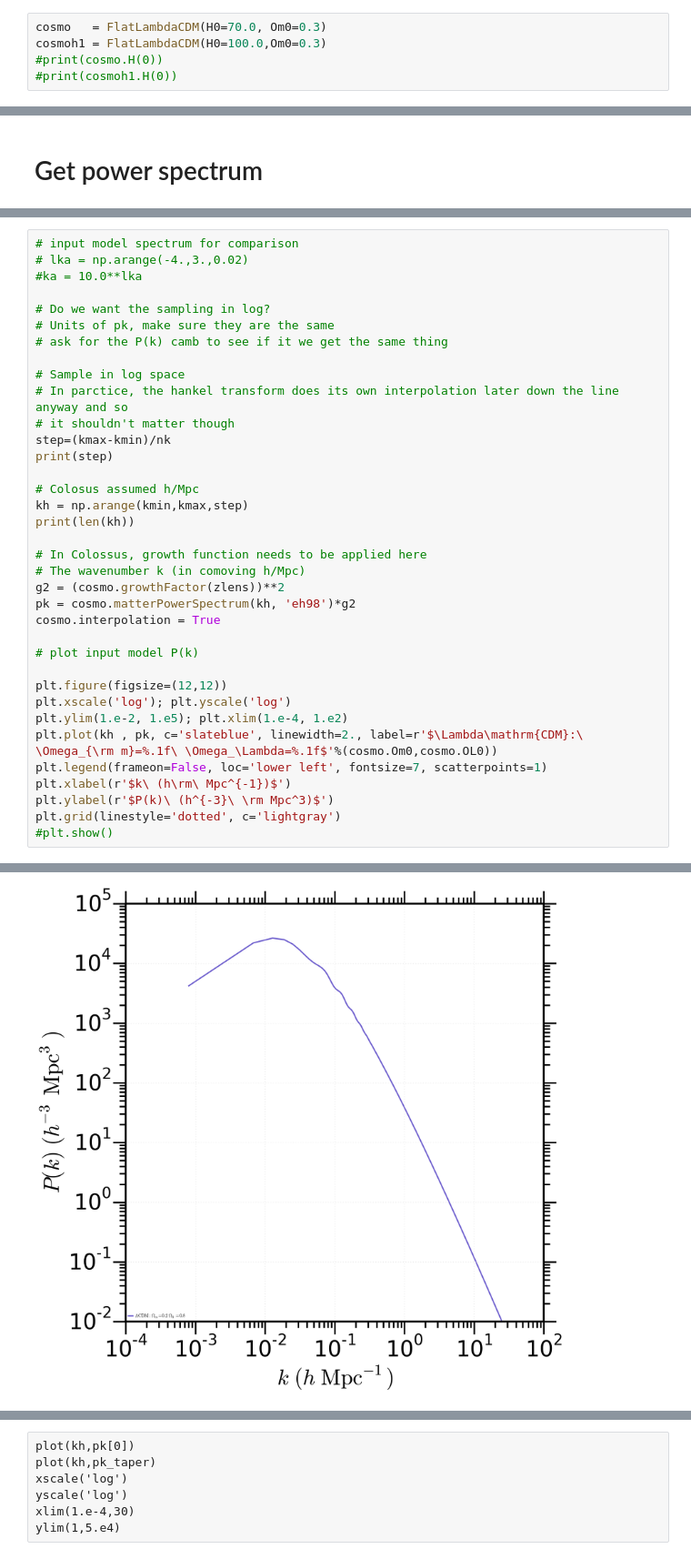
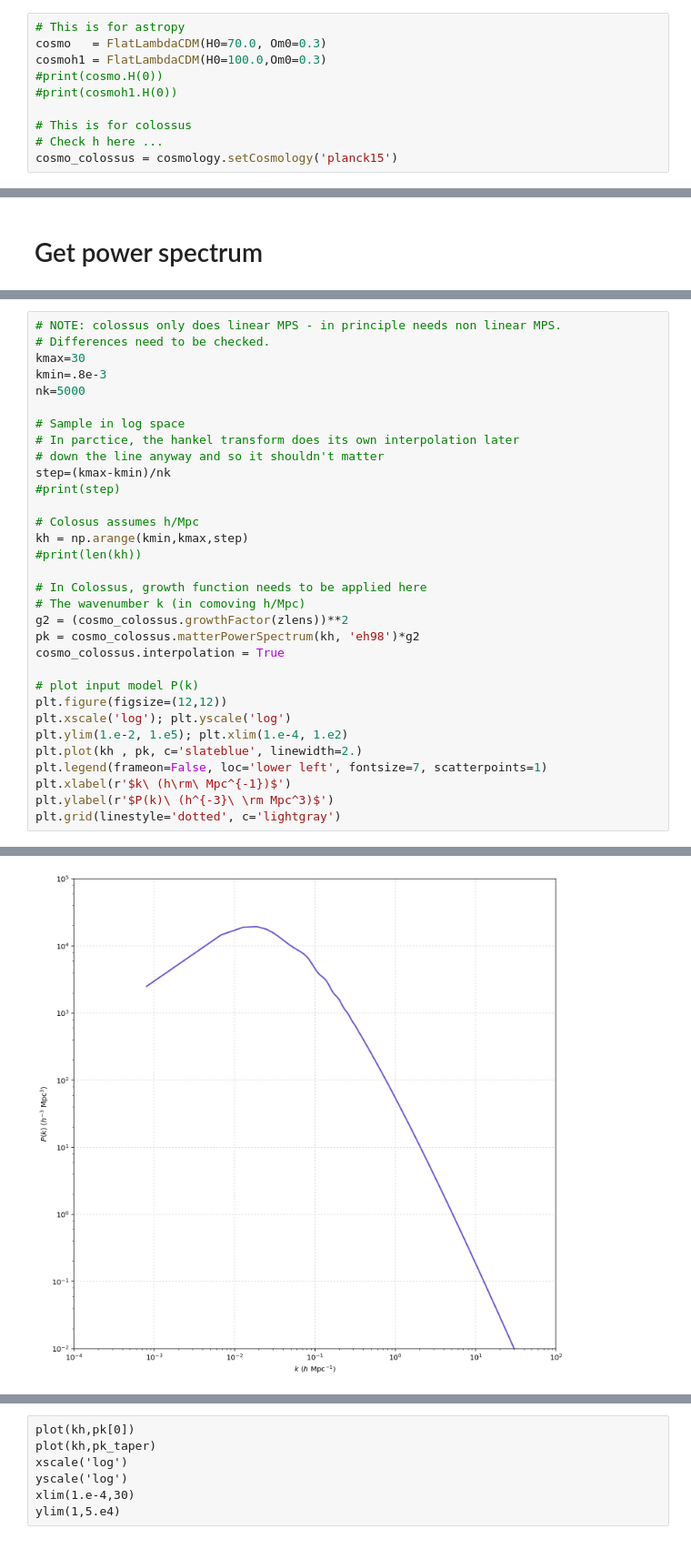
Before and after one commit to cosmodesi/c3dev, a Jupyter notebook: LensingErrors/get_lensing_errors.ipynb, the cells around one changed output, grey strips where cells are left out. Shown at 91% size. Cells and saved outputs as stored; diff of their text form.

```diff
--- a/LensingErrors/get_lensing_errors.ipynb
+++ b/LensingErrors/get_lensing_errors.ipynb
@@ -22,10 +22,15 @@ from astropy import constants as const
 import astropy.units as u
 #rc('text', usetex=False)
 # %%
+# This is for astropy
 cosmo   = FlatLambdaCDM(H0=70.0, Om0=0.3)
 cosmoh1 = FlatLambdaCDM(H0=100.0,Om0=0.3)
 #print(cosmo.H(0))
 #print(cosmoh1.H(0))
+
+# This is for colossus
+# Check h here ...
+cosmo_colossus = cosmology.setCosmology('planck15')
 # %% [markdown]
 # Setting up the parameters for lensing and lens sample
 # %%
@@ -161,37 +124,33 @@ cosmo = cosmology.setCosmology('my_cosmo', my_cosmo)
 # %%
-# input model spectrum for comparison
-# lka = np.arange(-4.,3.,0.02)
-#ka = 10.0**lka
-
-# Do we want the sampling in log?
-# Units of pk, make sure they are the same
-# ask for the P(k) camb to see if it we get the same thing
+# NOTE: colossus only does linear MPS - in principle needs non linear MPS.
+# Differences need to be checked.
+kmax=30
+kmin=.8e-3
+nk=5000
 
 # Sample in log space
-# In parctice, the hankel transform does its own interpolation later down the line anyway and so
-# it shouldn't matter though
+# In parctice, the hankel transform does its own interpolation later
+# down the line anyway and so it shouldn't matter
 step=(kmax-kmin)/nk
-print(step)
+#print(step)
 
-# Colosus assumed h/Mpc
+# Colosus assumes h/Mpc
 kh = np.arange(kmin,kmax,step)
-print(len(kh))
+#print(len(kh))
 
 # In Colossus, growth function needs to be applied here
 # The wavenumber k (in comoving h/Mpc)
-g2 = (cosmo.growthFactor(zlens))**2
-pk = cosmo.matterPowerSpectrum(kh, 'eh98')*g2
-cosmo.interpolation = True
+g2 = (cosmo_colossus.growthFactor(zlens))**2
+pk = cosmo_colossus.matterPowerSpectrum(kh, 'eh98')*g2
+cosmo_colossus.interpolation = True
 
 # plot input model P(k)
-
 plt.figure(figsize=(12,12))
 plt.xscale('log'); plt.yscale('log')
 plt.ylim(1.e-2, 1.e5); plt.xlim(1.e-4, 1.e2)
-plt.plot(kh , pk, c='slateblue', linewidth=2., label=r'$\Lambda\mathrm{CDM}:\ \Omega_{\rm m}=%.1f\ \Omega_\Lambda=%.1f$'%(cosmo.Om0,cosmo.OL0))
+plt.plot(kh , pk, c='slateblue', linewidth=2.)
 plt.legend(frameon=False, loc='lower left', fontsize=7, scatterpoints=1)
 plt.xlabel(r'$k\ (h\rm\ Mpc^{-1})$')
 plt.ylabel(r'$P(k)\ (h^{-3}\ \rm Mpc^3)$')
 plt.grid(linestyle='dotted', c='lightgray')
-#plt.show()
 # %% [output]
@@ -200,4 +157,4 @@ plt.grid(linestyle='dotted', c='lightgray')
-[figure, old version]
+[figure, new version]
 # %%
 #Setting up the Hankel Transform
 #This deals with the interpolation over the Bessel Functions
```
Also changed, not shown: parts of 27 cells of this notebook.
